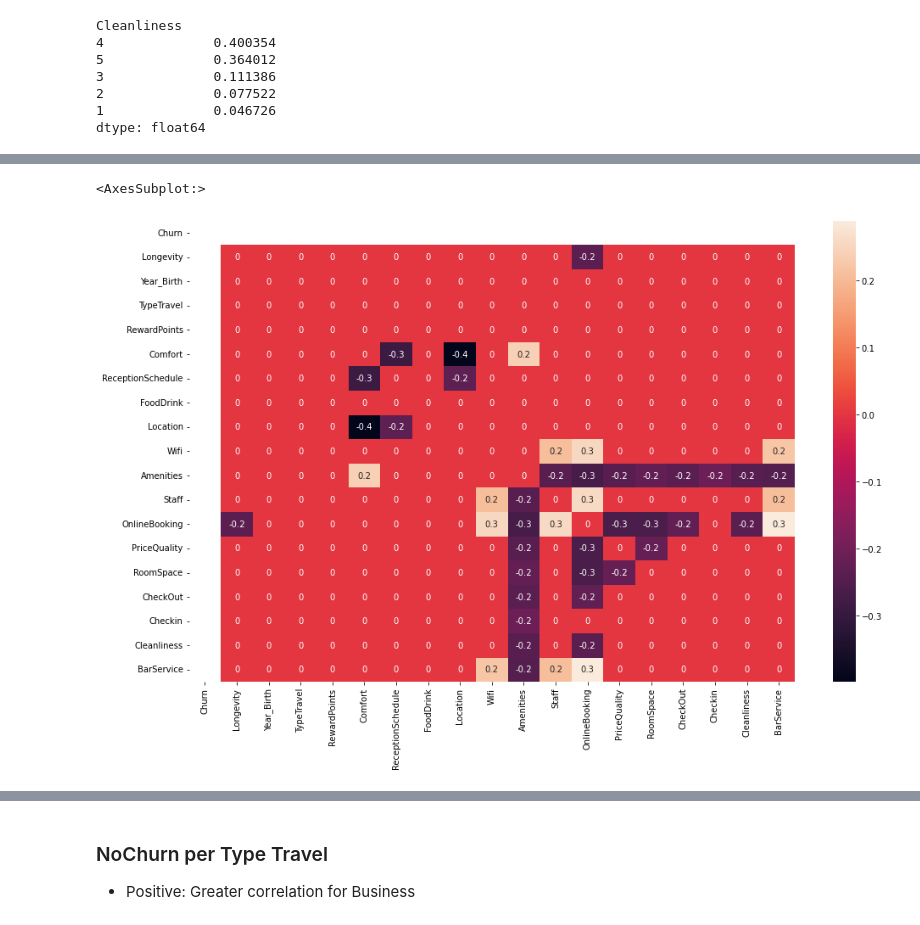
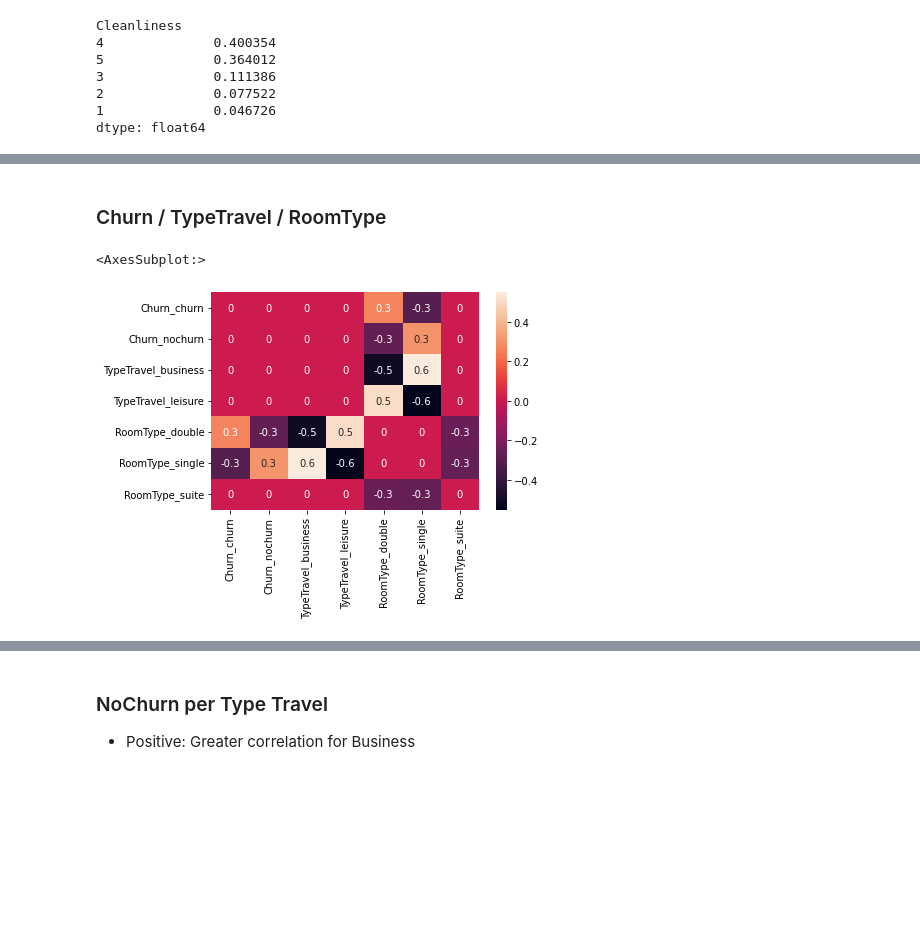
Before and after one commit to manelcbf/DSaML_Projects, a Jupyter notebook: Unsupervised_learning/Data_Science_Project_MF.ipynb, the cells around one changed output, grey strips where cells are left out. Drawn from its saved outputs; the diff is of its cells as text; code cells hidden in the pictures; blank space fills up the shorter version.

```diff
--- a/Unsupervised_learning/Data_Science_Project_MF.ipynb
+++ b/Unsupervised_learning/Data_Science_Project_MF.ipynb
@@ -148,7 +137,11 @@ Done after this hearmap
+# %% [markdown]
+### Churn / TypeTravel / RoomType
 # %%
-teste = (db.corr(method = 'spearman') - db[db['Churn']==False].corr(method = 'spearman')).applymap(lambda x: 0 if x<=0.2 else x) - (db.corr(method = 'spearman') - db[db['Churn']==True].corr(method = 'spearman')).applymap(lambda x: 0 if x<=0.2 else x)
-figure = plt.figure(figsize=(16,10))
-sns.heatmap(teste, annot=True, fmt = '.1g')
+df = pd.read_csv('cluster.csv')
+small = df[['Churn','TypeTravel','RoomType']]
+df_dummies = pd.get_dummies(small, drop_first = False)
+df_dummies_corr = df_dummies.corr(method='spearman').applymap(lambda x: 0 if abs(x)<0.2 else x).applymap(lambda x: 0 if abs(x)>0.8 else x)
+sns.heatmap(df_dummies_corr, annot=True, fmt = '.1g')
 # %% [output]
 <AxesSubplot:>
-[figure, old version]
+[figure, new version]
```
Also changed, not shown: parts of 11 cells of this notebook.
